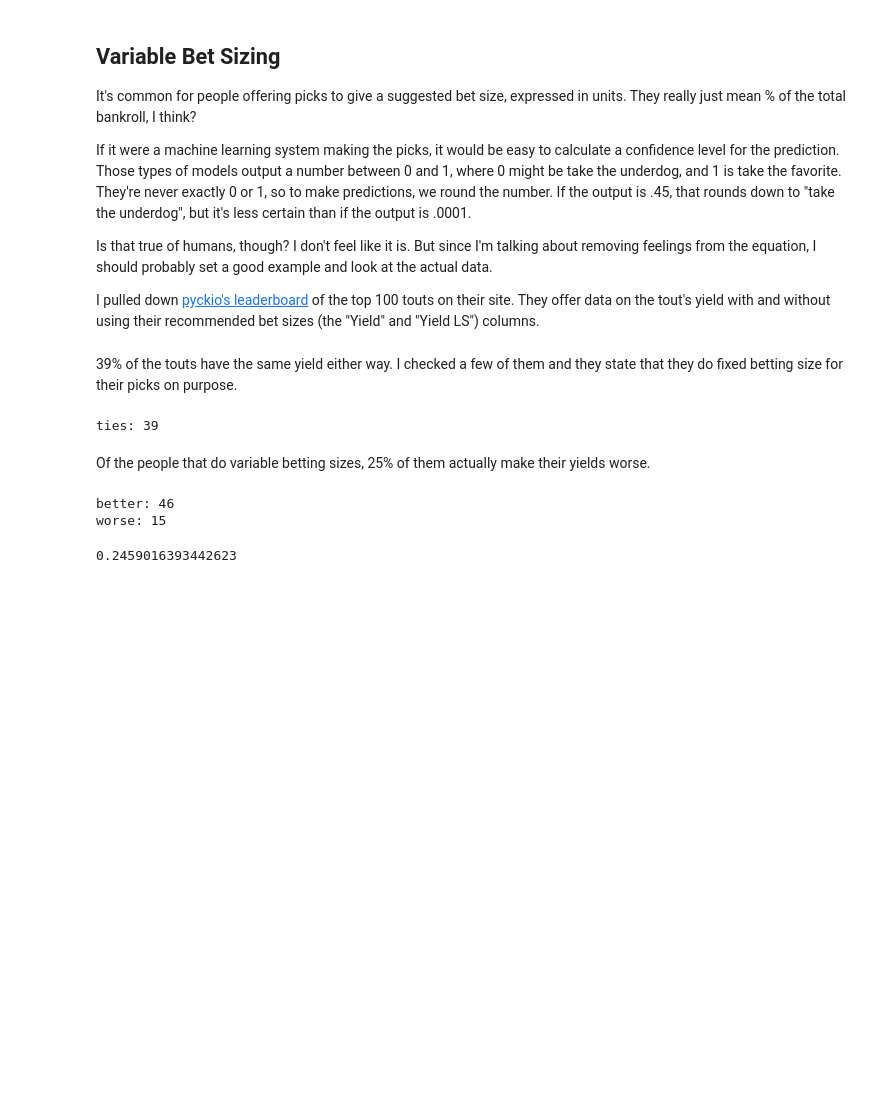
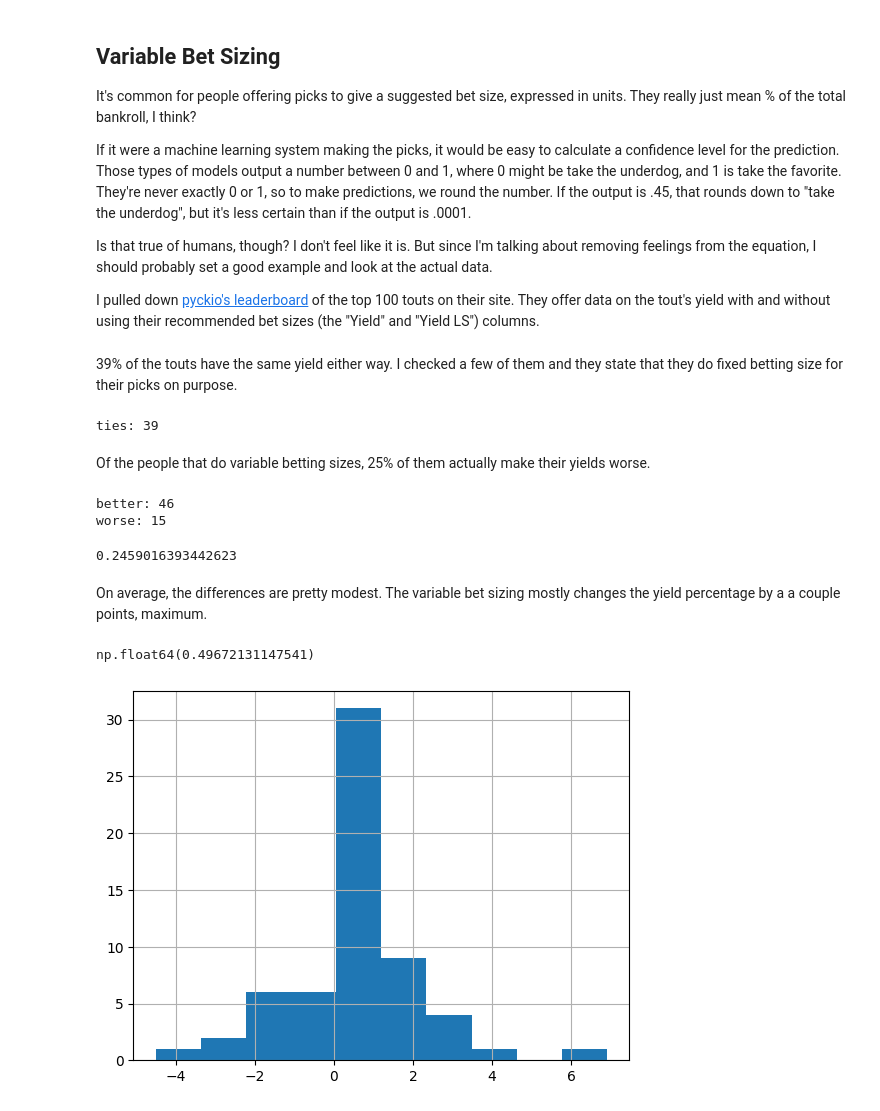
Before and after one commit to csdurfee/book, a Jupyter notebook: ep 7 TOUTS.ipynb, the cells around one changed output. Saved outputs shown, nothing was run; the diff lists cells and outputs as text; code cells hidden in the pictures; blank space fills up the shorter version.

```diff
--- a/ep 7 TOUTS.ipynb
+++ b/ep 7 TOUTS.ipynb
@@ -445,3 +445,16 @@ worse: 15
 15 / (46 + 15)
 # %% [output]
 0.2459016393442623
+# %% [markdown]
+On average, the differences are pretty modest. The variable bet sizing mostly changes the yield percentage by a a couple points, maximum.
+# %%
+deltas = (df['Yield'] - df['Yield LS'])
+
+variable_size = deltas[deltas != 0]
+
+## only look at ones where they do variable sizing
+variable_size.hist()
+variable_size.mean()
+# %% [output]
+np.float64(0.49672131147541)
+[figure, added]
```
Also changed, not shown: parts of 28 cells of this notebook.
